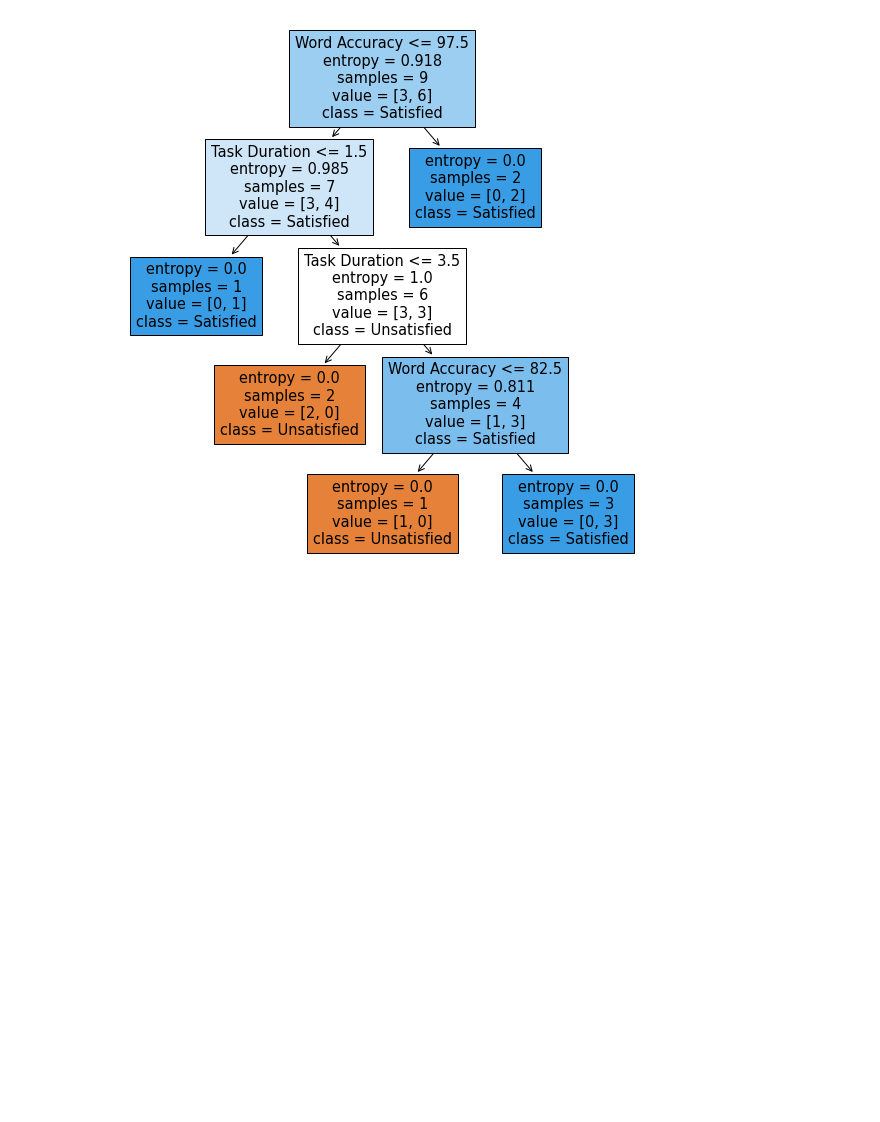
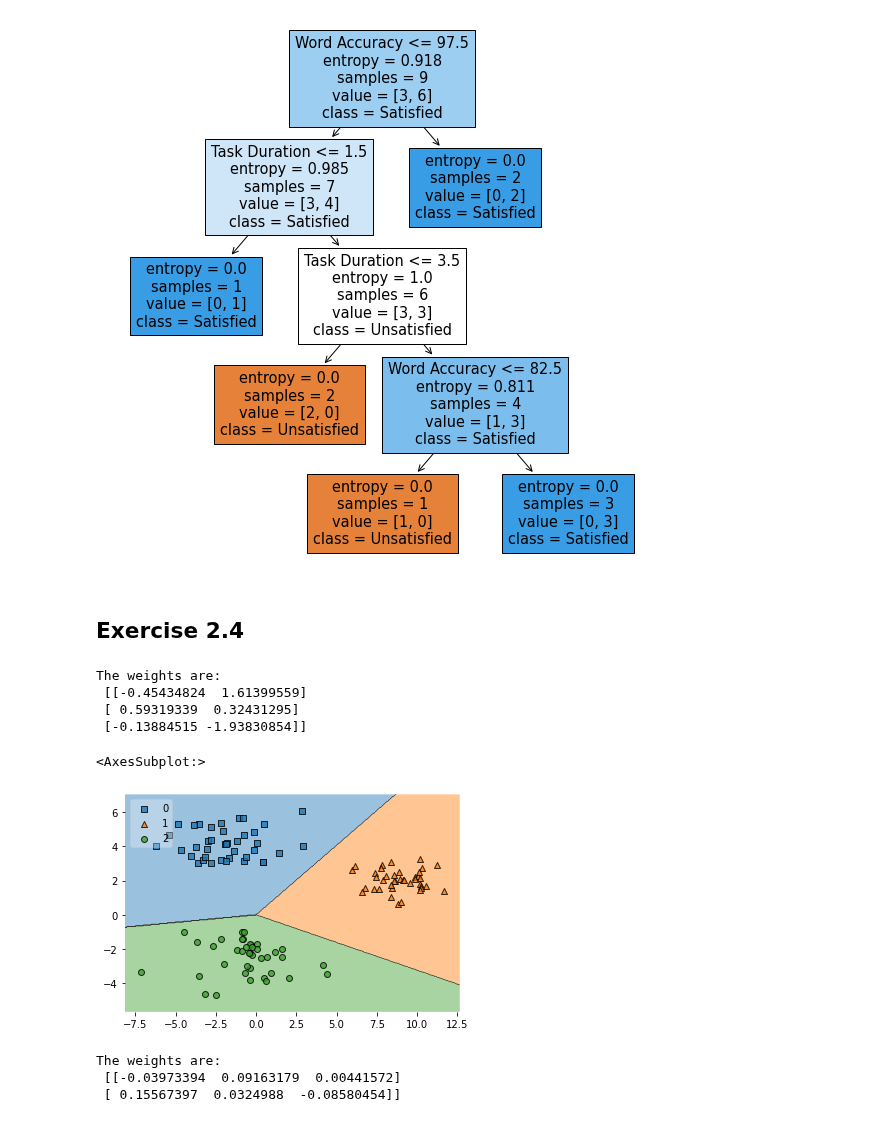
Before and after one commit to JasonChatzitheodorou/PatRec, a Jupyter notebook: Exercise2/exercise2.ipynb, the cells around one changed output. Drawn from its saved outputs; the diff is of its cells as text; code cells hidden in the pictures; blank space fills up the shorter version.

Commit message:
Finished code for exercise 2

```diff
--- a/Exercise2/exercise2.ipynb
+++ b/Exercise2/exercise2.ipynb
@@ -132,11 +142,12 @@ def calc_weights(x, z, alpha):
 
 print("The weights are:")
 weights = calc_weights(X_test_4d, y_test, alphas)
-print(weights)
+for i, weight in enumerate(weights): print(f"w_{i} = {weight:.4f}")
+#print(weights)
 print()
 
 print("The values of z_k * w * y_k are:")
 for z_k, y_k in zip(y_test, X_test_4d):
-    print(z_k * dot_product(weights, y_k))
+    print(f"{z_k * dot_product(weights, y_k):.4f}")
 # %% [output]
 The weights are:
@@ -256,3 +290,16 @@ tree.plot_tree(clf, class_names=['Unsatisfied', 'Satisfied'], feature_names=['Wo
 pass
 # %% [output]
 [figure]
+# %% [markdown]
+## Exercise 2.4
+# %%
+filename = 'MLR.data'
+with open(filename, 'r') as f:
+    lines = f.readlines()
+
+split_lines = [line.split() for line in lines]
+data = [[float(l[0]), float(l[1]), int(l[2])] for l in split_lines]
+
+X_train = np.array([d[:2] for d in data])
+y_train = np.array([d[2] for d in data])
+nclasses = np.unique(y_train).size
@@ -258,0 +452,22 @@ pass
+# %%
+irls = IRLS(nclasses=nclasses, maxiter=5)
+irls.fit(X_train, y_train)
+print("The weights are:\n", irls.W)
+# %% [output]
+The weights are:
+ [[-0.45434824  1.61399559]
+ [ 0.59319339  0.32431295]
+ [-0.13884515 -1.93830854]]
+# %%
+plot_decision_regions(X_train, y_train, clf=irls, legend=2)
+# %% [output]
+<AxesSubplot:>
+[figure, added]
+# %%
+least_squares = LeastSquares(K=nclasses)
+least_squares.fit(X_train, y_train)
+print("The weights are:\n", least_squares.Wml)
+# %% [output]
+The weights are:
+ [[-0.03973394  0.09163179  0.00441572]
+ [ 0.15567397  0.0324988  -0.08580454]]
```
Also changed, not shown: parts of 10 cells of this notebook, 3 other files.
